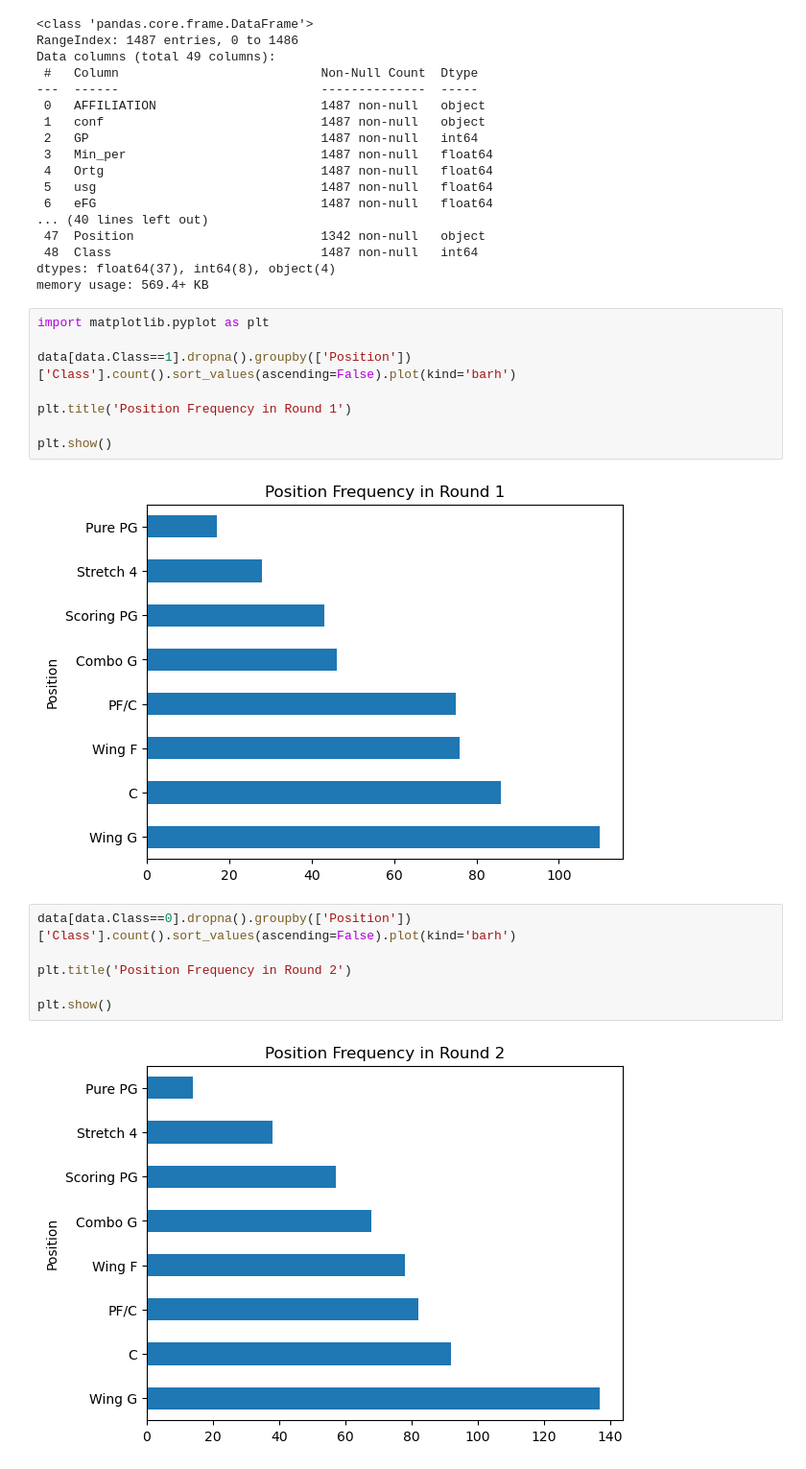
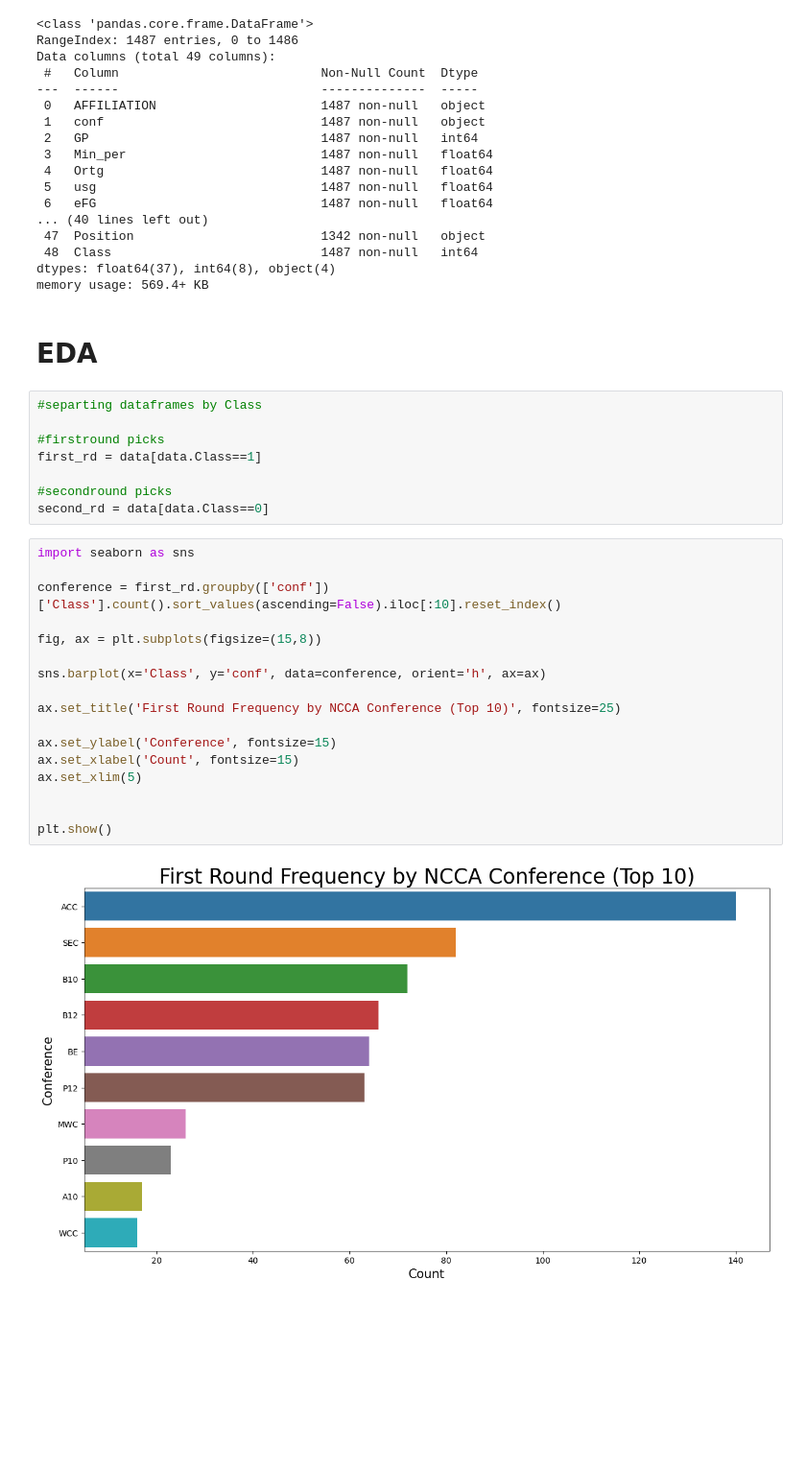
Before and after one commit to mikeyo4800/draft_prospect_ml, a Jupyter notebook: data_cleaning.ipynb, the cells around one changed output. Shown at 96% size. Saved outputs shown, nothing was run; the diff lists cells and outputs as text; blank space fills up the shorter version.

```diff
--- a/data_cleaning.ipynb
+++ b/data_cleaning.ipynb
@@ -51,21 +53,32 @@ Data columns (total 49 columns):
  48  Class                            1487 non-null   int64
 dtypes: float64(37), int64(8), object(4)
 memory usage: 569.4+ KB
-# %%
-import matplotlib.pyplot as plt
-
-data[data.Class==1].dropna().groupby(['Position'])['Class'].count().sort_values(ascending=False).plot(kind='barh')
-
-plt.title('Position Frequency in Round 1')
-
-plt.show()
-# %% [output]
-[figure, removed]
-# %%
-data[data.Class==0].dropna().groupby(['Position'])['Class'].count().sort_values(ascending=False).plot(kind='barh')
-
-plt.title('Position Frequency in Round 2')
-
-plt.show()
-# %% [output]
-[figure, removed]
+# %% [markdown]
+# EDA
+# %%
+#separting dataframes by Class
+
+#firstround picks
+first_rd = data[data.Class==1]
+
+#secondround picks
+second_rd = data[data.Class==0]
+# %%
+import seaborn as sns
+
+conference = first_rd.groupby(['conf'])['Class'].count().sort_values(ascending=False).iloc[:10].reset_index()
+
+fig, ax = plt.subplots(figsize=(15,8))
+
+sns.barplot(x='Class', y='conf', data=conference, orient='h', ax=ax)
+
+ax.set_title('First Round Frequency by NCCA Conference (Top 10)', fontsize=25)
+
+ax.set_ylabel('Conference', fontsize=15)
+ax.set_xlabel('Count', fontsize=15)
+ax.set_xlim(5)
+
+
+plt.show()
+# %% [output]
+[figure, added]
```
Also changed, not shown: parts of 12 cells of this notebook.
